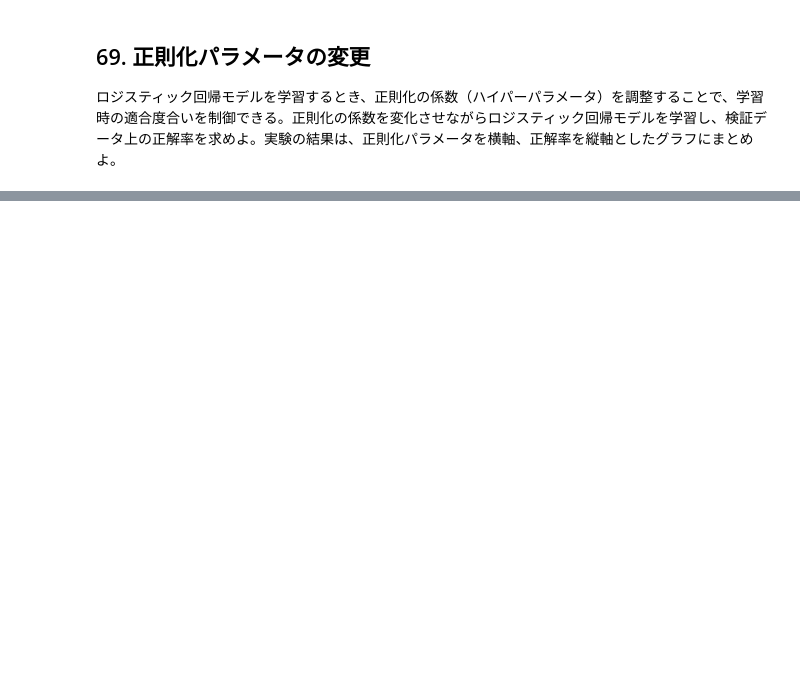
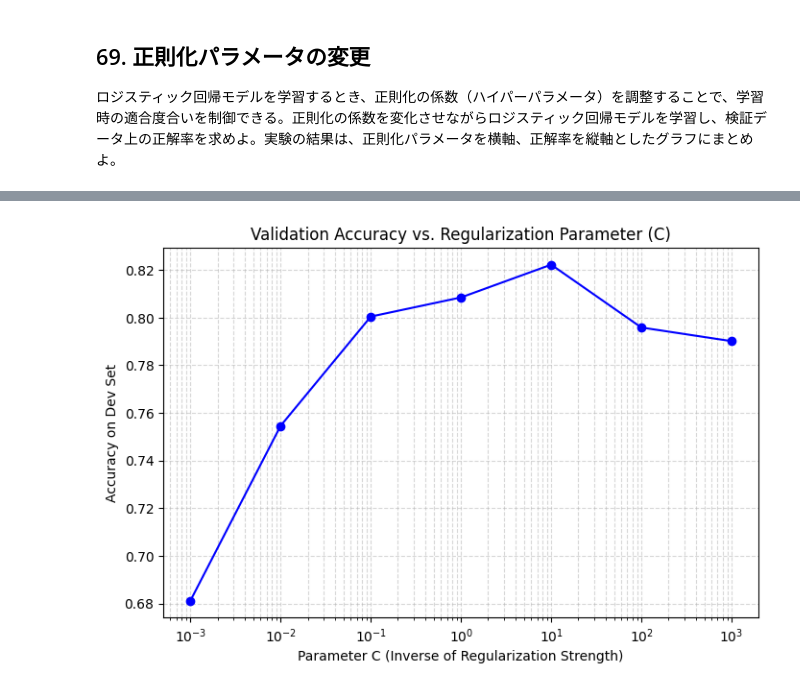
Before and after one commit to 291u7/nlp100_2025, a Jupyter notebook: ja/ch07.ipynb, the cells around one changed output, grey strips where cells are left out. Saved outputs shown, nothing was run; the diff lists cells and outputs as text; code cells hidden in the pictures; blank space fills up the shorter version.

```diff
--- a/ja/ch07.ipynb
+++ b/ja/ch07.ipynb
@@ -56,0 +851,78 @@ Bag of Words (BoW) に基づき、学習データ（`train.tsv`）および検
+# %%
+def process_tsv_to_bow(file_path):
+    """TSVファイルを読み込み、BoW表現の辞書オブジェクトのリストを返す関数"""
+    dataset = []
+    if not os.path.exists(file_path):
+        return dataset
+
+    with open(file_path, 'r', encoding='utf-8') as f:
+        reader = csv.DictReader(f, delimiter='\t')
+        for row in reader:
+            dataset.append({
+                'label': int(row['label']),
+                'feature': dict(Counter(row['sentence'].split()))
+            })
+    return dataset
+# %%
+data_dir = "SST-2"
+train_path = os.path.join(data_dir, "train.tsv")
+dev_path = os.path.join(data_dir, "dev.tsv")
+
+# 1. データの読み込みとベクトル化
+print("データを準備しています...")
+train_data_list = process_tsv_to_bow(train_path)
+dev_data_list = process_tsv_to_bow(dev_path)
+
+vectorizer = DictVectorizer(sparse=True)
+X_train = vectorizer.fit_transform([d['feature'] for d in train_data_list])
+y_train = [d['label'] for d in train_data_list]
+
+X_dev = vectorizer.transform([d['feature'] for d in dev_data_list])
+y_dev = [d['label'] for d in dev_data_list]
+
+# 2. 実験する正則化パラメータ(C)のリストを設定（対数スケールで広く探索）
+c_values = [0.001, 0.01, 0.1, 1.0, 10.0, 100.0, 1000.0]
+accuracies = []
+
+print(f"{'パラメータ C':<12} | {'正解率 (Accuracy)'}")
+print("-" * 35)
+
+# 3. 各パラメータで学習と評価を実行
+for c in c_values:
+    # Cを指定してモデルを学習
+    model = LogisticRegression(C=c, max_iter=1000, random_state=42)
+    model.fit(X_train, y_train)
+
+    # 検証データで予測と正解率の計算
+    y_pred = model.predict(X_dev)
+    acc = accuracy_score(y_dev, y_pred)
+    accuracies.append(acc)
+
+    print(f"{c:<12} | {acc:.4f}")
+
+print("\nグラフを描画しています...")
+
+# 4. matplotlibを用いてグラフを描画
+plt.figure(figsize=(8, 5))
+
+# マーカー付きの折れ線グラフ
+plt.plot(c_values, accuracies, marker='o', linestyle='-', color='b')
+
+# 横軸（パラメータ C）は桁数が大きく変わるため、対数スケール(log)に設定
+plt.xscale('log')
+
+# 日本語環境での文字化けを防ぐため、英語でラベルを設定
+plt.title('Validation Accuracy vs. Regularization Parameter (C)')
+plt.xlabel('Parameter C (Inverse of Regularization Strength)')
+plt.ylabel('Accuracy on Dev Set')
+
+# グリッド線を表示して見やすくする
+plt.grid(True, which="both", ls="--", alpha=0.5)
+
+# グラフの保存と表示
+plt.savefig("regularization_accuracy.png")
+print("グラフを 'regularization_accuracy.png' として保存しました。")
+
+# ウィンドウでグラフを表示（Jupyter等でも表示されます）
+plt.show()
+# %% [output]
@@ -56,0 +942 @@ Bag of Words (BoW) に基づき、学習データ（`train.tsv`）および検
+[figure, added]
```
Also changed, not shown: parts of 26 cells of this notebook.
